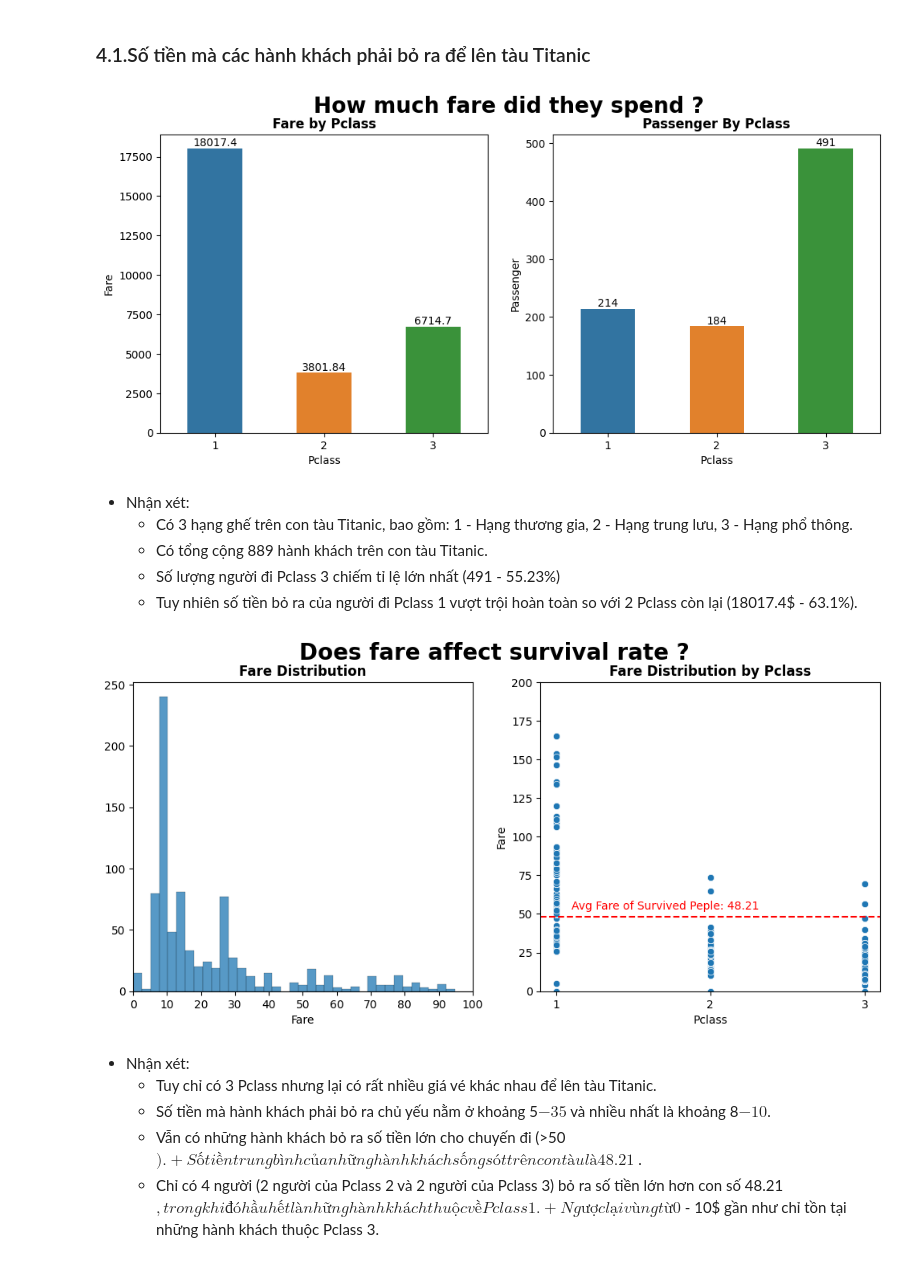
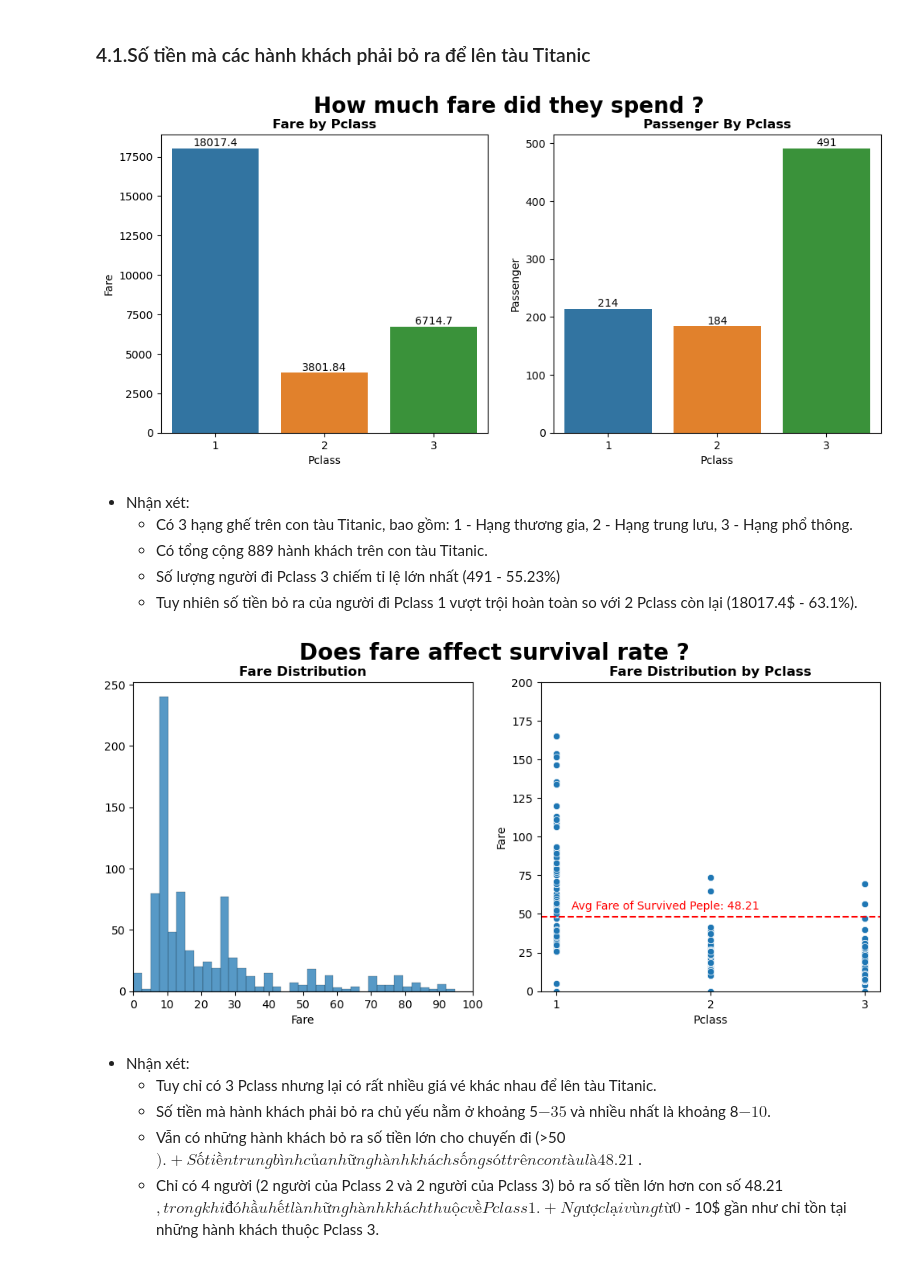
Before and after one commit to James2109/Titanic-Analytics, a Jupyter notebook: Titanic Data Analysis.ipynb, the cells around one changed output. Drawn from its saved outputs; the diff is of its cells as text; code cells hidden in the pictures.

```diff
--- a/Titanic Data Analysis.ipynb
+++ b/Titanic Data Analysis.ipynb
@@ -18,7 +18,7 @@ pd.set_option('float_format', '{:2f}'.format) # Hiển thị đầy đủ số t
 # %% [markdown]
 ## 2.Import dữ liệu từ file csv
 # %%
-df = pd.read_csv('Data\\titanic_train.csv')
+df = pd.read_csv('Data/titanic_train.csv')
 # %%
 #Kiểm tra dữ liệu
 df.head()
@@ -182,33 +182,31 @@ df
 # %%
 #1 bar 1 pie
 plt.figure(figsize=(12,5))
 data1 = df.groupby(['Pclass'])['Fare'].sum().reset_index()
 plt.subplot(1,2,1)
 ax = sns.barplot(
     data = data1,
     x = 'Pclass',
     y = 'Fare',
-    width=0.5
 )
 for cont in ax.containers:
     plt.bar_label(cont)
 plt.title('Fare by Pclass', fontweight = 'bold')
 
 plt.subplot(1,2,2)
 ax = sns.barplot(
     data = df.groupby(['Pclass'])['PassengerId'].count().reset_index(),
     x = 'Pclass',
     y = 'PassengerId',
-    width= 0.5
 )
 for cont in ax.containers:
     plt.bar_label(cont)
 plt.title('Passenger By Pclass', fontweight = 'bold')
 plt.ylabel('Passenger')
 plt.suptitle('How much fare did they spend ?', fontsize = 20, fontweight = 'bold')
 plt.show()
 # %% [output]
-[figure, old version]
+[figure, new version]
 # %% [markdown]
 + Nhận xét:
     + Có 3 hạng ghế trên con tàu Titanic, bao gồm: 1 - Hạng thương gia, 2 - Hạng trung lưu, 3 - Hạng phổ thông.
@@ -245,7 +243,7 @@ plt.title('Fare Distribution by Pclass', fontweight = 'bold')
 plt.suptitle('Does fare affect survival rate ?', fontsize = 20, fontweight = 'bold')
 plt.show()
 # %% [output]
-[figure, old version]
+[figure, new version]
 # %% [markdown]
 + Nhận xét:
     + Tuy chỉ có 3 Pclass nhưng lại có rất nhiều giá vé khác nhau để lên tàu Titanic.
```
Also changed, not shown: parts of 8 cells of this notebook.
